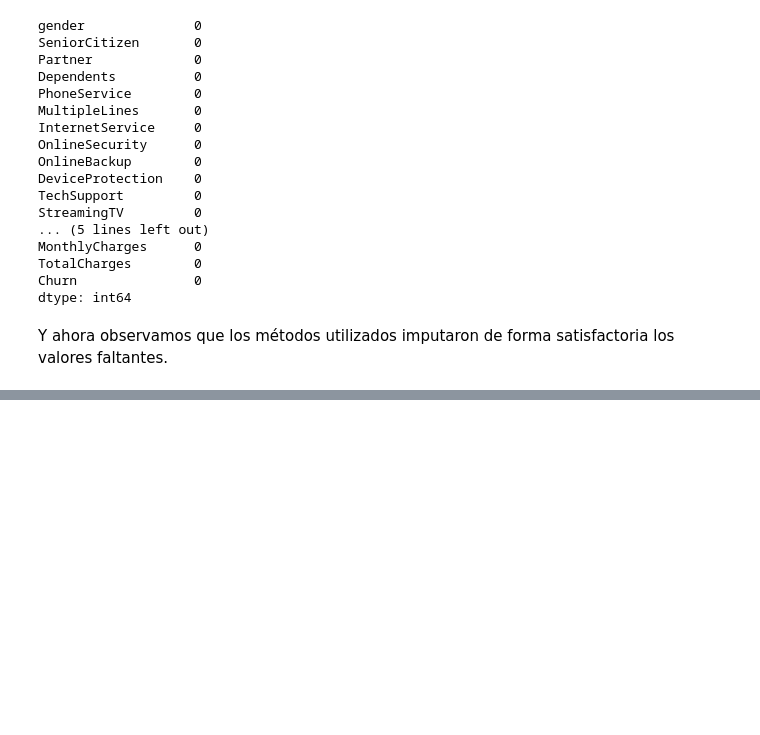
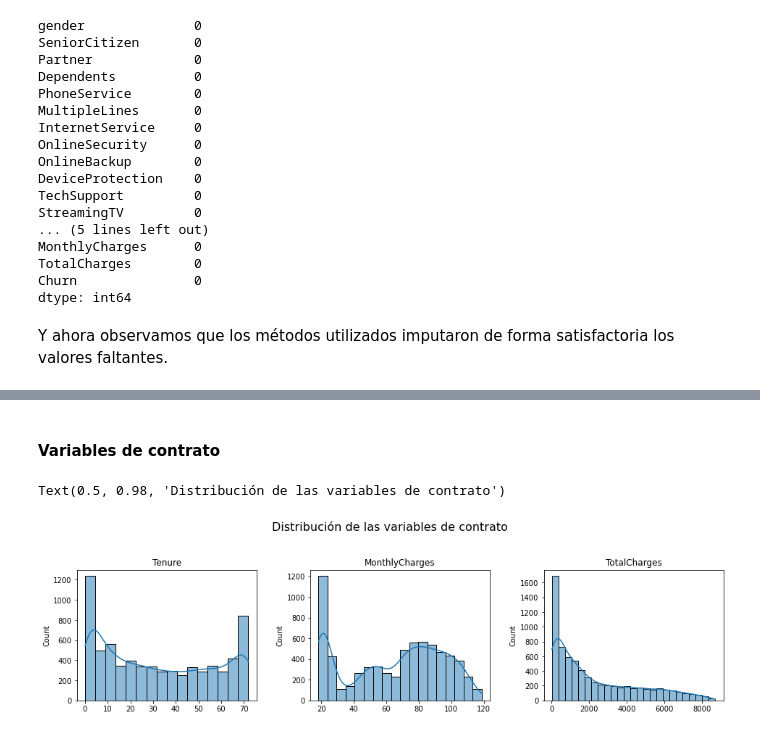
Before and after one commit to silvestref/Desercion_Telecom, a Jupyter notebook: Jupyter_Desercion_Telecom.ipynb, the cells around one changed output, grey strips where cells are left out. Drawn from its saved outputs; the diff is of its cells as text; code cells hidden in the pictures; blank space fills up the shorter version.

```diff
--- a/Jupyter_Desercion_Telecom.ipynb
+++ b/Jupyter_Desercion_Telecom.ipynb
@@ -293,0 +390,18 @@ Y ahora observamos que los métodos utilizados imputaron de forma satisfactoria
+# %% [markdown]
+#### Variables de contrato
+# %%
+fig, ax = plt.subplots(1, 3, figsize=(16, 4))
+plt.subplots_adjust(wspace=0.3, top=0.75)
+sns.histplot(data=data, x="tenure", kde=True, ax=ax[0])
+ax[0].set_title("Tenure")
+ax[0].set_xlabel("")
+sns.histplot(data=data, x="MonthlyCharges", kde=True, ax=ax[1])
+ax[1].set_title("MonthlyCharges")
+ax[1].set_xlabel("")
+sns.histplot(data=data, x="TotalCharges", kde=True, ax=ax[2])
+ax[2].set_title("TotalCharges")
+ax[2].set_xlabel("")
+fig.suptitle('Distribución de las variables de contrato', fontsize=16)
+# %% [output]
+Text(0.5, 0.98, 'Distribución de las variables de contrato')
+[figure, added]
```
Also changed, not shown: parts of 18 cells of this notebook.
